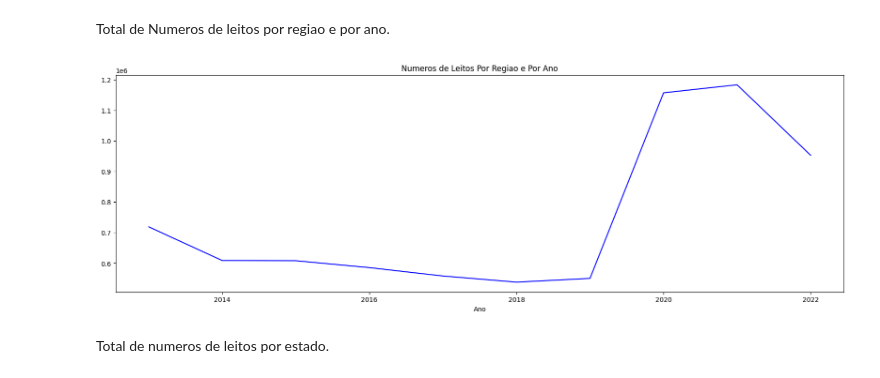
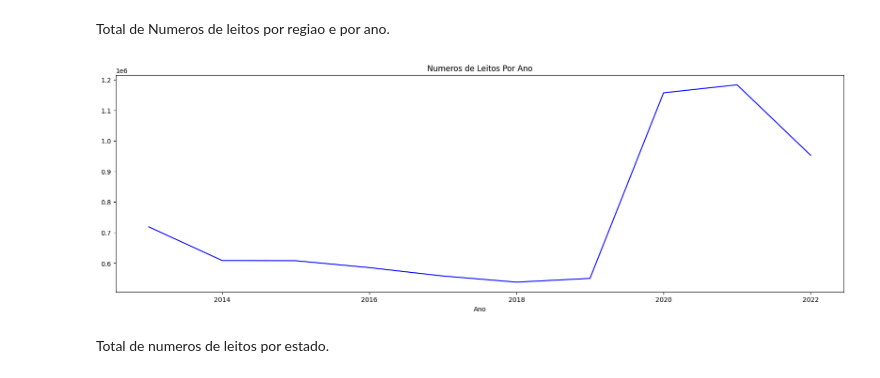
Before and after one commit to TonnBH/APPML_Projects, a Jupyter notebook: sus_project.ipynb, the cells around one changed output. Drawn from its saved outputs; the diff is of its cells as text; code cells hidden in the pictures.

```diff
--- a/sus_project.ipynb
+++ b/sus_project.ipynb
@@ -267,12 +267,12 @@ Total de Numeros de leitos por regiao e por ano.
 # %%
 data_02_total = df_leitos.groupby('Ano')['LEITOS SUS'].sum()
 
 plt.figure(figsize=(20,6))
 data_02_total.plot(x = 'Ano', y= "LEITOS SUS", color = 'blue')
-plt.title('Numeros de Leitos Por Regiao e Por Ano')
+plt.title('Numeros de Leitos Por Ano')
 plt.show()
 # %% [output]
-[figure, old version]
+[figure, new version]
 # %% [markdown]
 Total de numeros de leitos por estado.
 # %%
```
Also changed, not shown: parts of 1 cell of this notebook.
